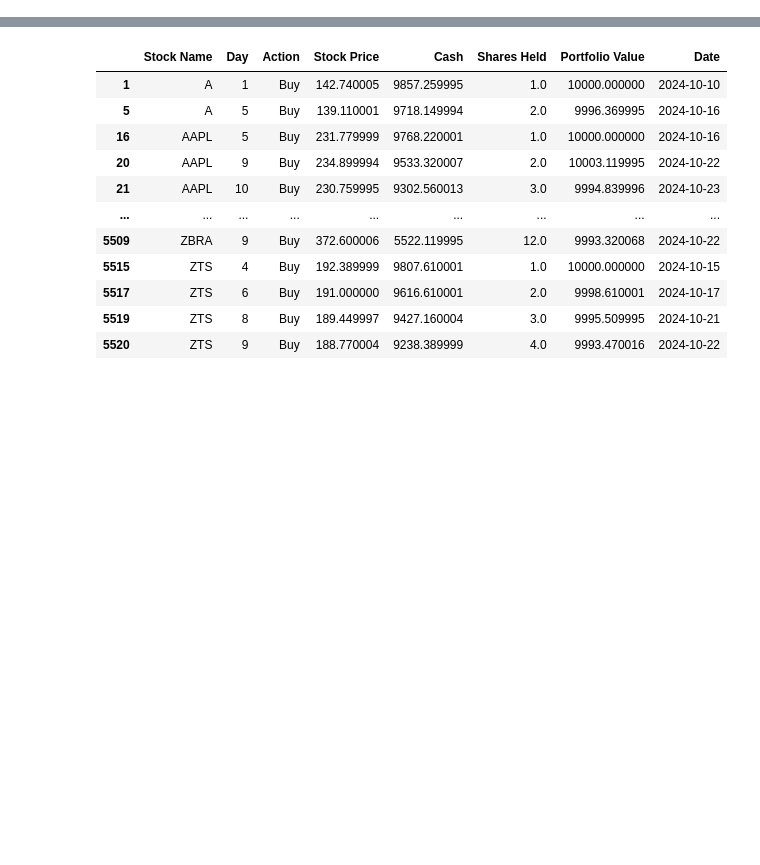
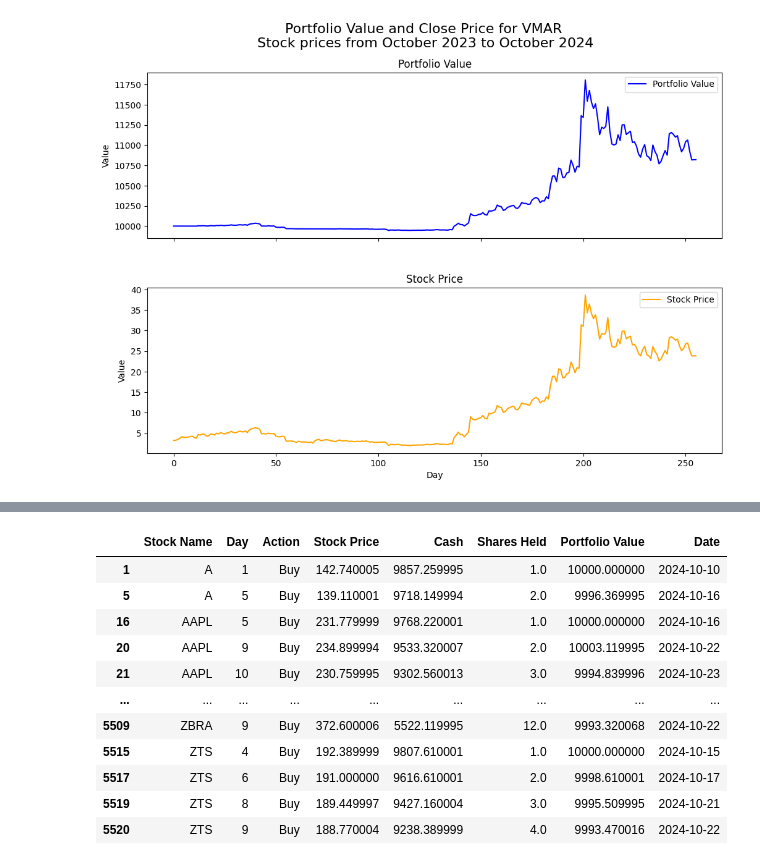
Before and after one commit to uniquedapoet/StockTradingModel, a Jupyter notebook: model_decision_EDA.ipynb, the cells around one changed output, grey strips where cells are left out. Drawn from its saved outputs; the diff is of its cells as text; code cells hidden in the pictures; blank space fills up the shorter version.

```diff
--- a/model_decision_EDA.ipynb
+++ b/model_decision_EDA.ipynb
@@ -64,0 +50,28 @@ cashapp_model_decisions.describe()
+# %%
+import matplotlib.pyplot as plt
+results = VMAR[VMAR['Stock Name'] == 'ASTS']
+
+# Set up a figure with two subplots, stacked vertically
+fig, (ax1, ax2) = plt.subplots(2, 1, figsize=(12, 8), sharex=True)
+
+# Plot Portfolio Value on the first subplot
+ax1.plot(results['Day'], results['Portfolio Value'], label='Portfolio Value', color='blue')
+ax1.set_title('Portfolio Value')
+ax1.set_ylabel('Value')
+ax1.legend()
+
+# Plot Stock Price on the second subplot
+ax2.plot(results['Day'], results['Stock Price'], label='Stock Price', color='orange')
+ax2.set_title('Stock Price')
+ax2.set_xlabel('Day')
+ax2.set_ylabel('Value')
+ax2.legend()
+
+# Set the main title and layout adjustments
+fig.suptitle(f'Portfolio Value and Close Price for VMAR \nStock prices from October 2023 to October 2024', fontsize=16)
+plt.subplots_adjust(hspace=0.3)
+
+# Display the figure
+plt.show()
+# %% [output]
+[figure, added]
```
Also changed, not shown: parts of 5 cells of this notebook, 3 other files.
